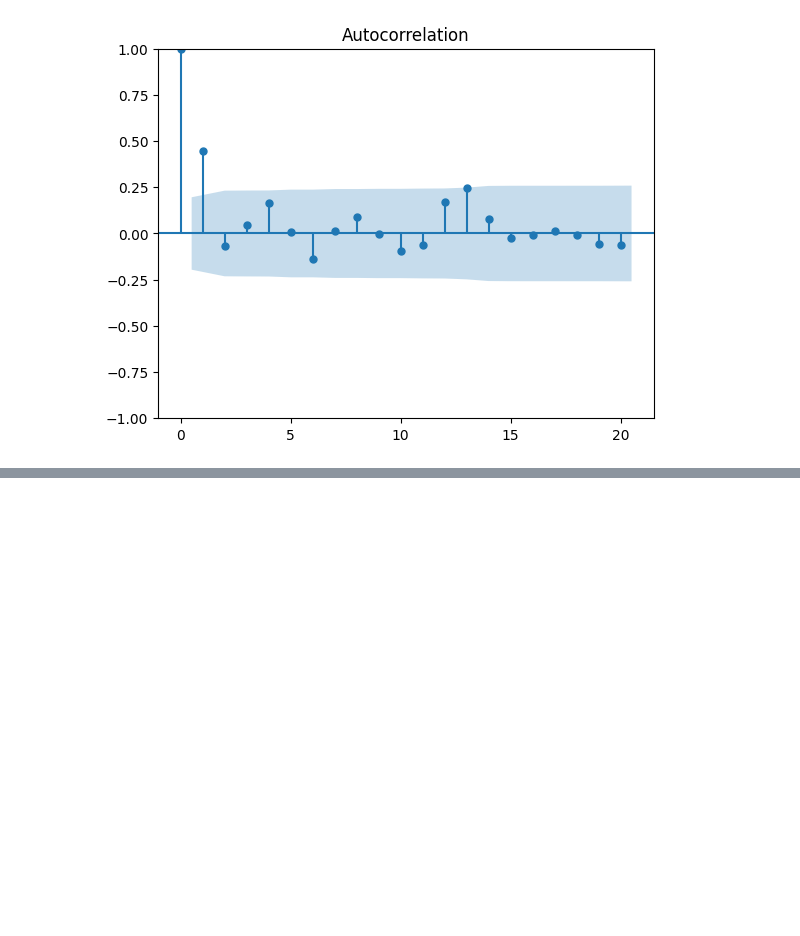
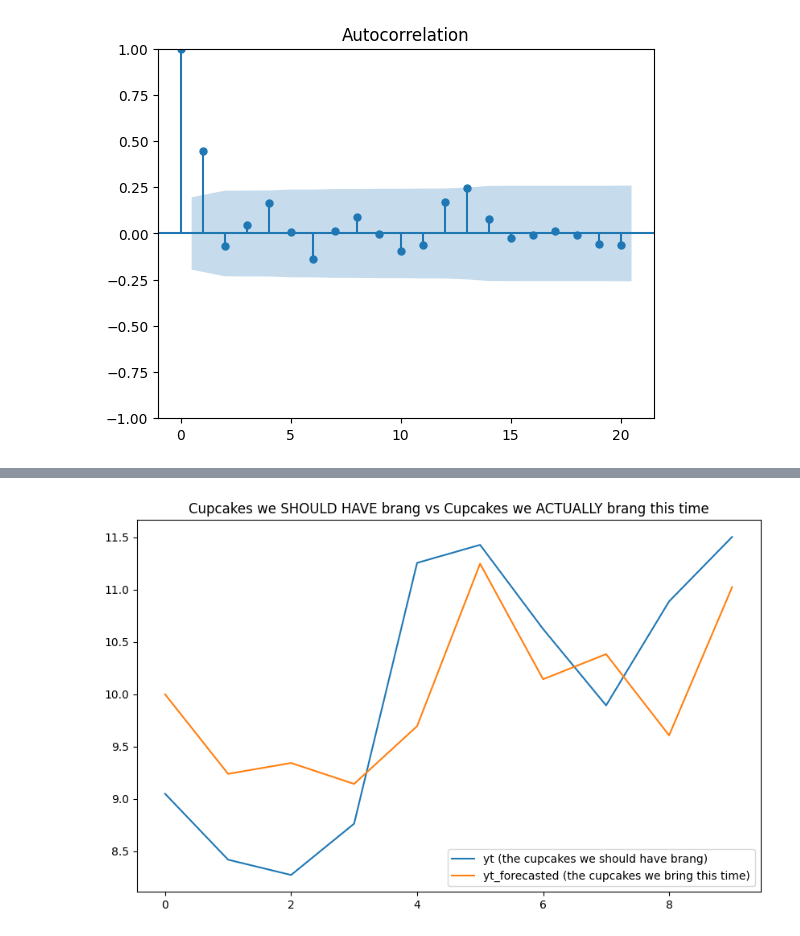
Before and after one commit to edoardoCame/PythonMiniTutorials, a Jupyter notebook: time series models/moving average model of order q.ipynb, the cells around one changed output, grey strips where cells are left out. Saved outputs shown, nothing was run; the diff lists cells and outputs as text; code cells hidden in the pictures; blank space fills up the shorter version.

```diff
--- a/time series models/moving average model of order q.ipynb
+++ b/time series models/moving average model of order q.ipynb
@@ -36,0 +60,31 @@ MAmodel(theta=0.8, c=20, n_simulations=100)
+# %%
+# Create the variables and arrays
+mu = 10
+theta = 0.8
+error_crazyProf = np.random.normal(0, 1, 10).round(2)
+#-----------------------------------------------------------
+
+yt = np.zeros(10) #initialize the array with zeros
+yt[0] = mu + error_crazyProf[0] #the first value is the mean plus the first random number
+
+for i in range(1, 10): #from the second position to the last
+    yt[i] = mu + theta * error_crazyProf[i-1] + error_crazyProf[i] #every iteration we add a new value to the list, which is
+                                                                 #the sum of the constant, the random number and the product
+                                                                 # of the previous random number and the theta
+
+
+#this is the forecast of the cupcakes we want to bring
+yt_forecasted = np.zeros(10) #initialize the array with zeros
+yt_forecasted[0] = mu
+
+for i in range(1, 10): #from the second position to the last
+    yt_forecasted[i] = mu + theta * error_crazyProf[i-1] #every iteration we add a new value to the list, which is
+                                                         #the sum of the constant, the random number and the product
+                                                         # of the previous random number and the theta
+
+
+#put the values in a dataframe
+df = pd.DataFrame({'yt (the cupcakes we should have brang)': yt, 'error (the gravity of our mistake)': error_crazyProf,
+                    'yt_forecasted (the cupcakes we bring this time)': yt_forecasted})
+
+df
@@ -36,0 +103,9 @@ MAmodel(theta=0.8, c=20, n_simulations=100)
+# %%
+plt.figure(figsize=(10,6)) #specify the size of the plot before plotting! Always do this!
+plt.plot(yt, label='yt (the cupcakes we should have brang)')
+plt.plot(yt_forecasted, label='yt_forecasted (the cupcakes we bring this time)')
+plt.title('Cupcakes we SHOULD HAVE brang vs Cupcakes we ACTUALLY brang this time')
+plt.legend()
+plt.show()
+# %% [output]
+[figure, added]
```
Also changed, not shown: parts of 4 cells of this notebook, 1 other file.
